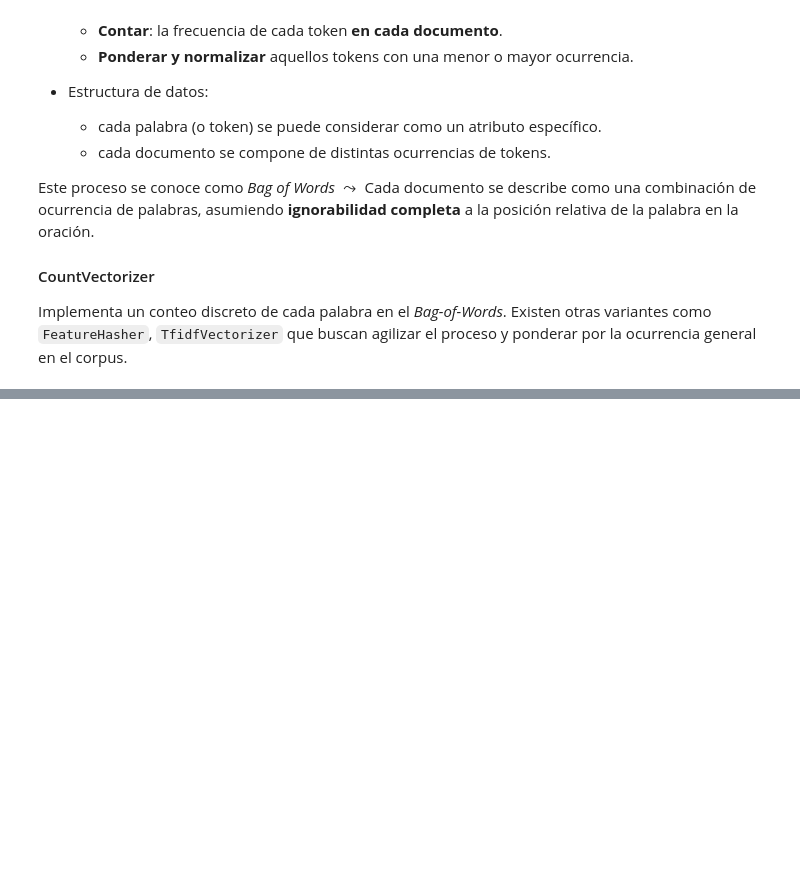
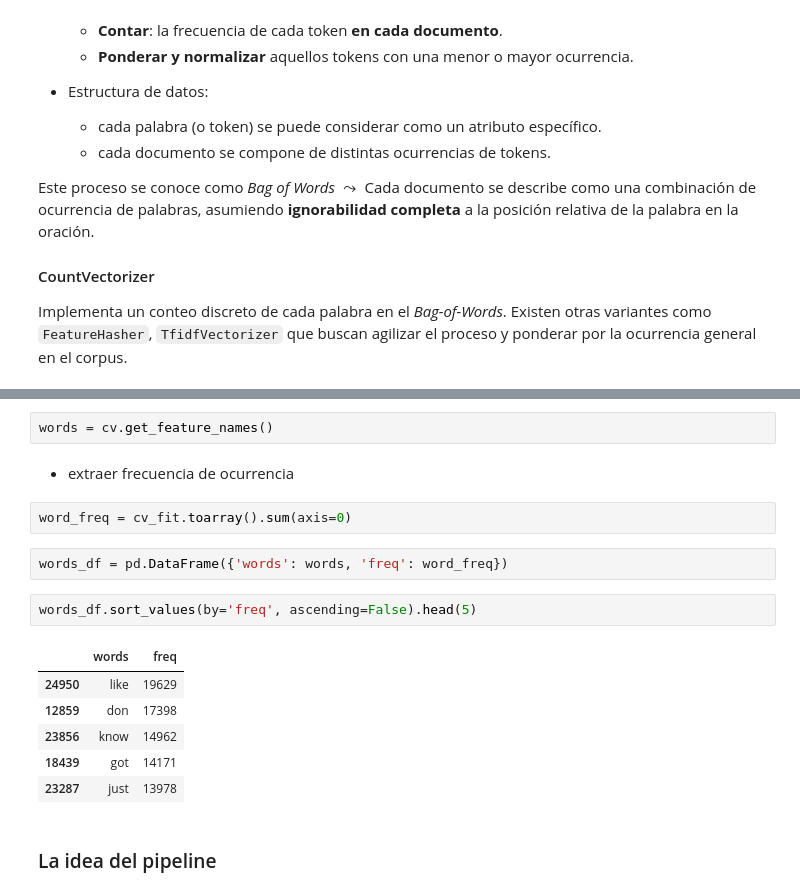
Before and after one commit to learning888/ml-adl-g5-scribe, a Jupyter notebook: lec-3/Untitled.ipynb, the cells around one changed output, grey strips where cells are left out. Saved outputs shown, nothing was run; the diff lists cells and outputs as text; blank space fills up the shorter version.

Commit message:
pupdate pipeline :dog:

```diff
--- a/lec-3/Untitled.ipynb
+++ b/lec-3/Untitled.ipynb
@@ -117,0 +174,19 @@ Implementa un conteo discreto de cada palabra en el _Bag-of-Words_. Existen otra
+# %%
+words = cv.get_feature_names()
+# %% [markdown]
+* extraer frecuencia de ocurrencia
+# %%
+word_freq = cv_fit.toarray().sum(axis=0)
+# %%
+words_df = pd.DataFrame({'words': words, 'freq': word_freq})
+# %%
+words_df.sort_values(by='freq', ascending=False).head(5)
+# %% [output]
+|  | words | freq |
+| 24950 | like | 19629 |
+| 12859 | don | 17398 |
+| 23856 | know | 14962 |
+| 18439 | got | 14171 |
+| 23287 | just | 13978 |
+# %% [markdown]
+### La idea del pipeline
```
Also changed, not shown: parts of 8 cells of this notebook.
